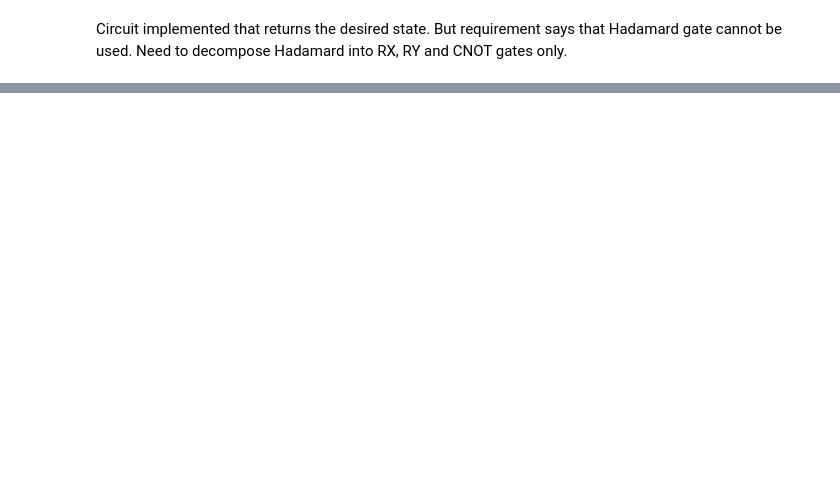
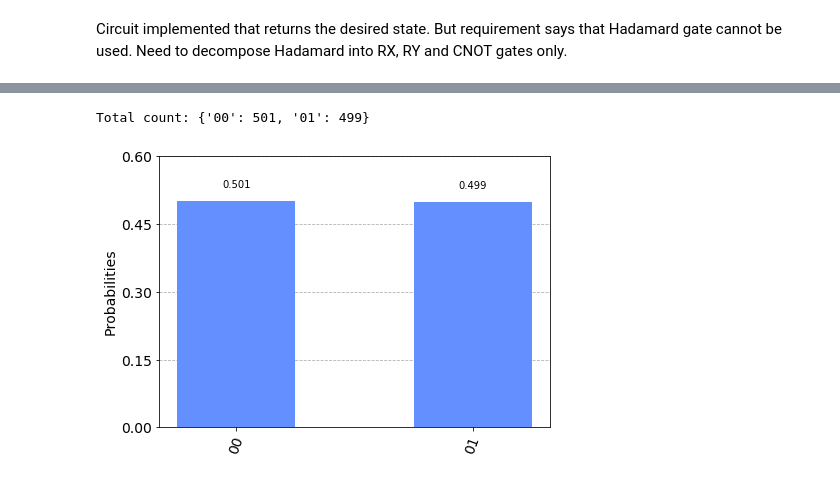
Before and after one commit to PikminGuy/bell-state, a Jupyter notebook: qosf_task2.ipynb, the cells around one changed output, grey strips where cells are left out. Cells and saved outputs as stored; diff of their text form; code cells hidden in the pictures; blank space fills up the shorter version.

```diff
--- a/qosf_task2.ipynb
+++ b/qosf_task2.ipynb
@@ -112,0 +134,10 @@ Circuit implemented that returns the desired state. But requirement says that Ha
+# %%
+#H = Y^(-1/2)X
+circ, q_reg, c_reg = initializeCircuit()
+circ.rx(deg_180, q_reg[0])
+circ.ry(-deg_90, q_reg[0])
+circ.measure(q_reg, c_reg)
+runBackend(circ)
+# %% [output]
+Total count: {'00': 501, '01': 499}
+[figure, added]
```
Also changed, not shown: parts of 7 cells of this notebook, 2 other files.
